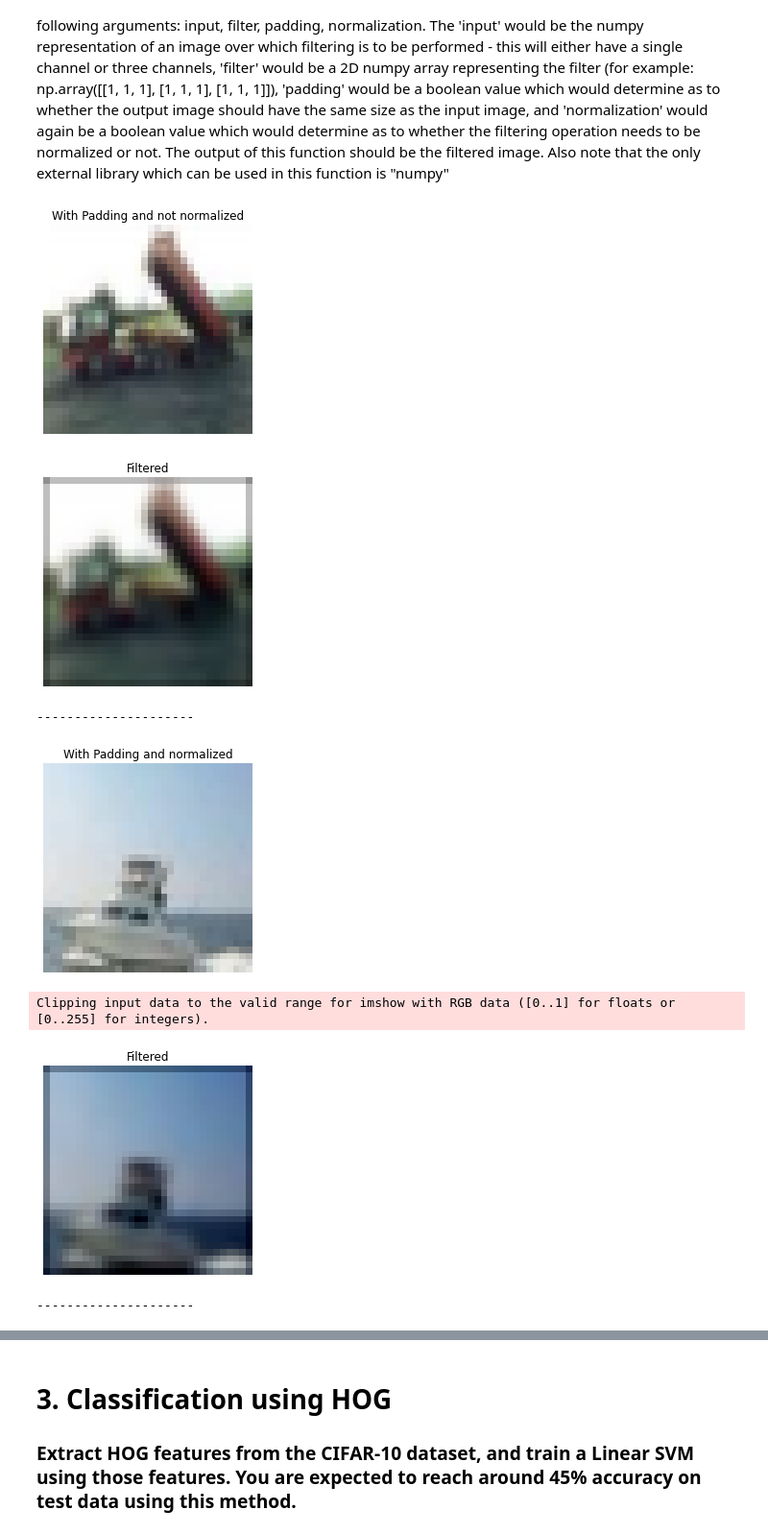
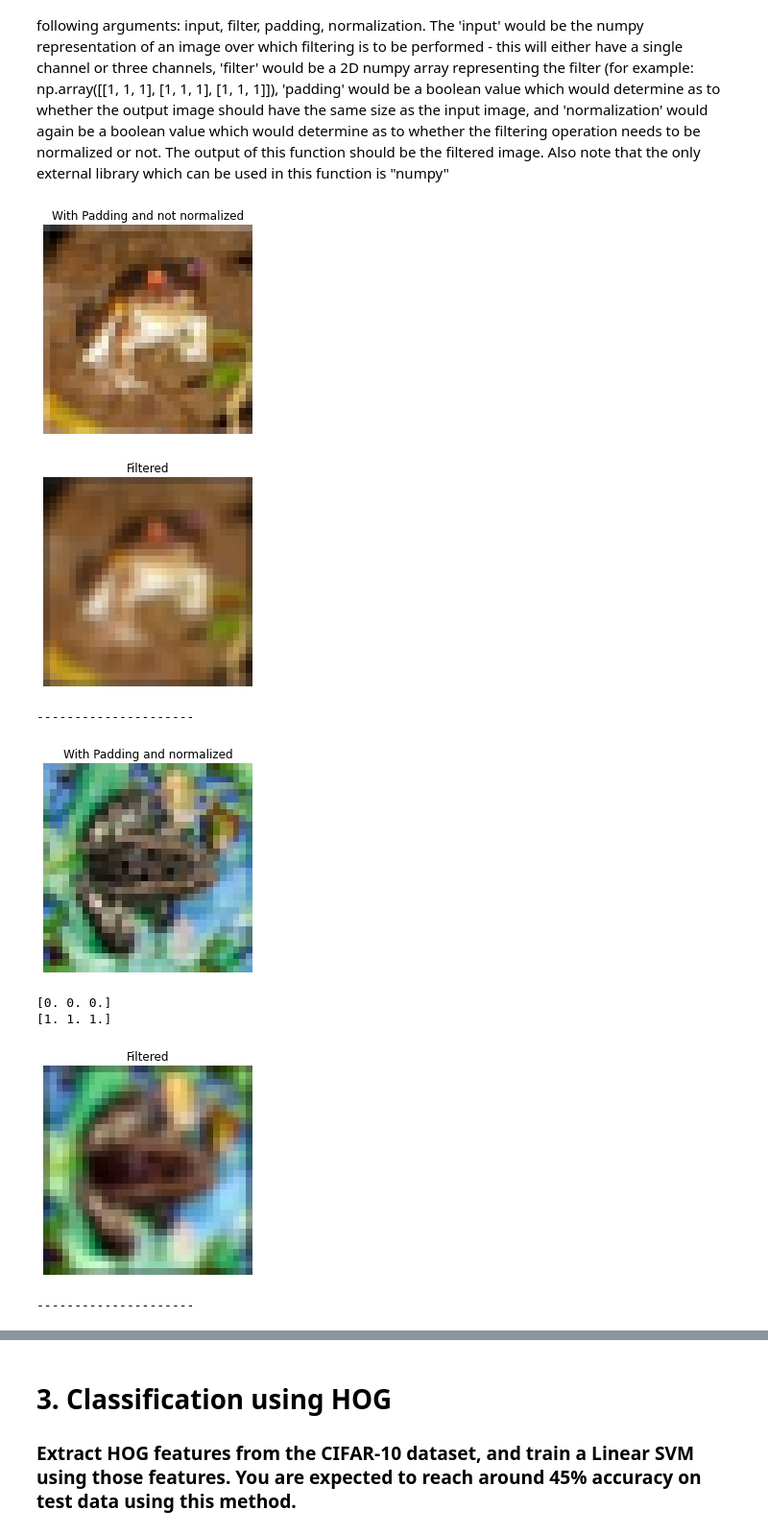
Before and after one commit to ms03831/nn-HoG-classification-CIFAR10, a Jupyter notebook: classification_cifar10.ipynb, the cells around one changed output, grey strips where cells are left out. Shown: that part at 96% size. Saved outputs shown, nothing was run; the diff lists cells and outputs as text; code cells hidden in the pictures.

```diff
--- a/classification_cifar10.ipynb
+++ b/classification_cifar10.ipynb
@@ -104,10 +104,7 @@ def filt(input, filter, padding, normalization):
 
     n_1, n_2, n_3 = filter.shape
     w, h, d = input.shape
-    input = np.array(input, dtype=np.float32)
-    v_min = input.min(axis=(0, 1), keepdims=True)
-    v_max = input.max(axis=(0, 1), keepdims=True)
-    input = (input - v_min)/(v_max - v_min)
+
     x2 = input
     if padding:
         padding_w = (n_1 - 1)//2
@@ -126,20 +123,21 @@ def filt(input, filter, padding, normalization):
         for j in range(h-n_2+1):
           for k in range(d):
               new_image[i][j][k] = np.sum(input[i:i+n_1, j:j+n_2, k] * filter[:, :, k])
-    if normalization:
-        min_ = new_image.min(axis=(0, 1), keepdims=True)
-        max_ = new_image.max(axis=(0, 1), keepdims=True)
-        new_image = new_image - min_/(max_ - min_)
+
+    if normalization: #normalizes the image to between 0 and 1
+        new_image -= np.amin(new_image, axis=(0,1))
+        new_image /= np.amax(new_image,axis=(0,1))
 
     if new_image.shape[-1] == 1:
         shape = new_image.shape[:2]
         new_image = new_image.reshape(shape)
+
     plt.imshow(new_image)
     plt.title('Filtered')
     plt.axis('off')
     plt.show()
 
-img = np.array(x_train[2])
+img = np.array(x_train[0]).astype(float) / 255.0
 plt.imshow(img)
 plt.title('With Padding and not normalized')
 plt.axis('off')
@@ -150,43 +148,44 @@ filter_guass = np.array([filter_guass, filter_guass, filter_guass])
 filter_guass = filter_guass.T
 filt(img, filter_guass, True, False)
 print('---------------------\n\n')
-img = np.array(x_train[100])
+img = np.array(x_train[200]).astype(float) / 255.0
 plt.imshow(img)
 plt.title('With Padding and normalized')
 plt.axis('off')
 plt.show()
 filter_guass = cv2.getGaussianKernel(3, 0)
 filter_guass = np.dot(filter_guass, filter_guass.T)
 filter_guass = np.array([filter_guass, filter_guass, filter_guass])
 filter_guass = filter_guass.T
 filt(img, filter_guass, True, True)
 print('---------------------\n\n')
-img = np.array(x_train[1000])
+img = np.array(x_train[400]).astype(float) / 255.0
 plt.imshow(img)
 plt.title('Without Padding and normalized')
 plt.axis('off')
 plt.show()
 filter_guass = cv2.getGaussianKernel(3, 0)
 filter_guass = np.dot(filter_guass, filter_guass.T)
 filter_guass = np.array([filter_guass, filter_guass, filter_guass])
 filter_guass = filter_guass.T
 filt(img, filter_guass, False, True)
 print('---------------------\n\n')
-img = np.array(x_train[2000])
+img = np.array(x_train[800]).astype(float) / 255.0
 plt.imshow(img)
 plt.title('Without Padding and not normalized')
 plt.axis('off')
 plt.show()
 filter_guass = cv2.getGaussianKernel(3, 0)
 filter_guass = np.dot(filter_guass, filter_guass.T)
 filter_guass = np.array([filter_guass, filter_guass, filter_guass])
 filter_guass = filter_guass.T
 filt(img, filter_guass, False, False)
 # %% [output]
-[figure, old version]
+[figure, new version]
-[figure, old version]
+[figure, new version]
 ---------------------
-[figure, old version]
+[figure, new version]
-Clipping input data to the valid range for imshow with RGB data ([0..1] for floats or [0..255] for integers).
+[0. 0. 0.]
+[1. 1. 1.]
-[figure, old version]
+[figure, new version]
 ---------------------
```
Also changed, not shown: parts of 1 cell of this notebook.
